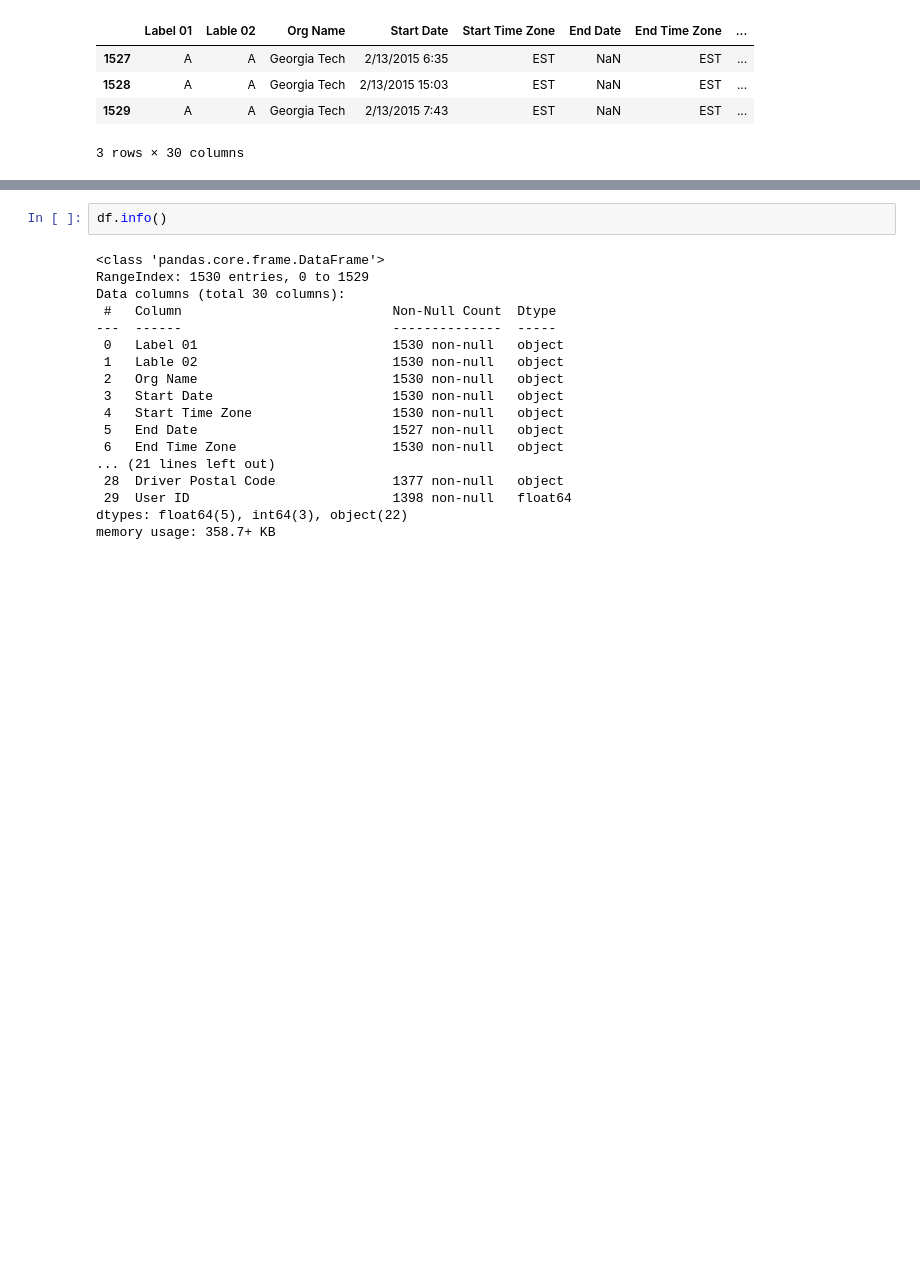
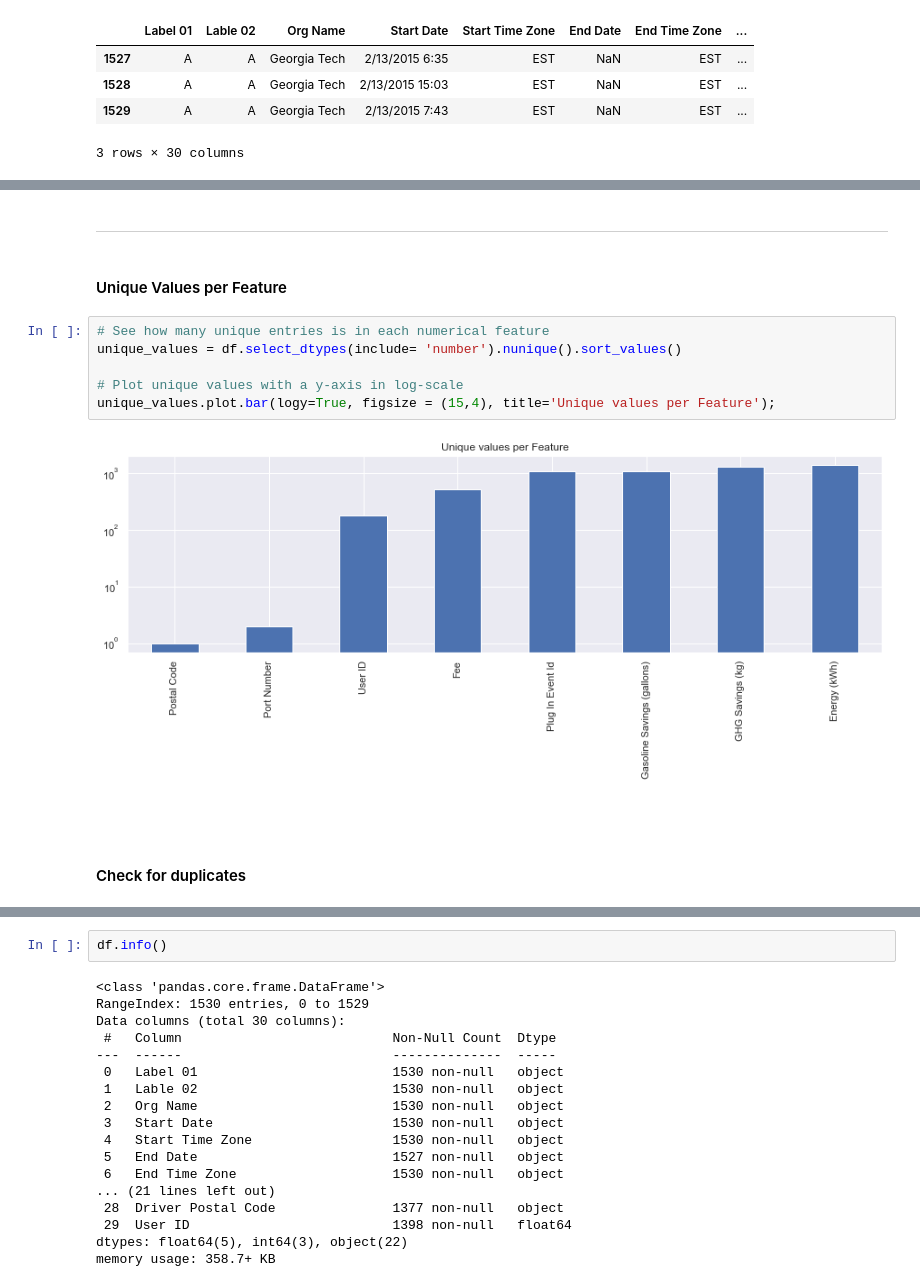
Before and after one commit to encodingintuition/EV_Infrastructure, a Jupyter notebook: code/GATECH-CB--01_EDA01.ipynb, the cells around one changed output, grey strips where cells are left out. Cells and saved outputs as stored; diff of their text form; blank space fills up the shorter version.

```diff
--- a/code/GATECH-CB--01_EDA01.ipynb
+++ b/code/GATECH-CB--01_EDA01.ipynb
@@ -58,0 +71,17 @@ df.tail(3)
+# %% [markdown]
+#
+<hr>
+# %% [markdown]
+#### Unique Values per Feature
+# %%
+# See how many unique entries is in each numerical feature
+unique_values = df.select_dtypes(include= 'number').nunique().sort_values()
+
+# Plot unique values with a y-axis in log-scale
+unique_values.plot.bar(logy=True, figsize = (15,4), title='Unique values per Feature');
+# %% [output]
+[figure, added]
+# %% [markdown]
+<br>
+# %% [markdown]
+#### Check for duplicates
```
Also changed, not shown: parts of 13 cells of this notebook.
